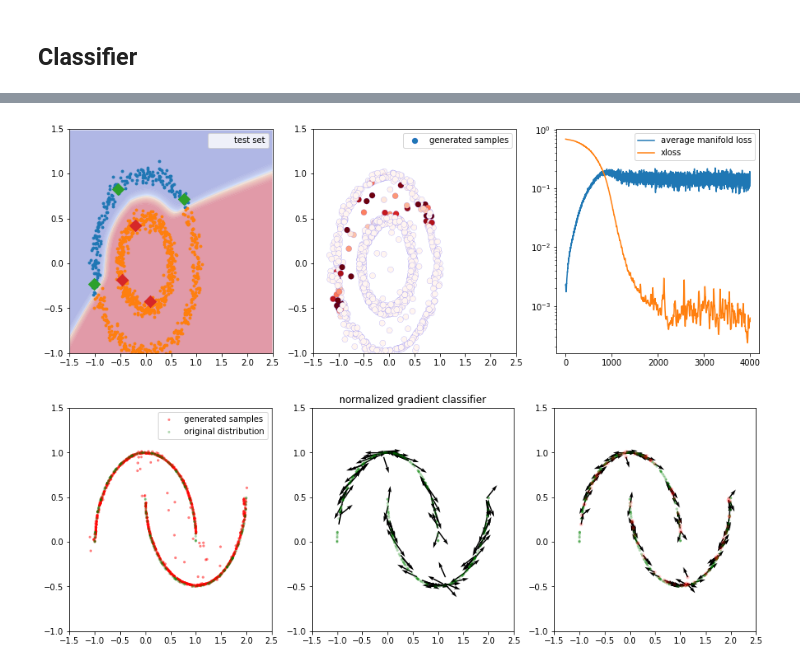
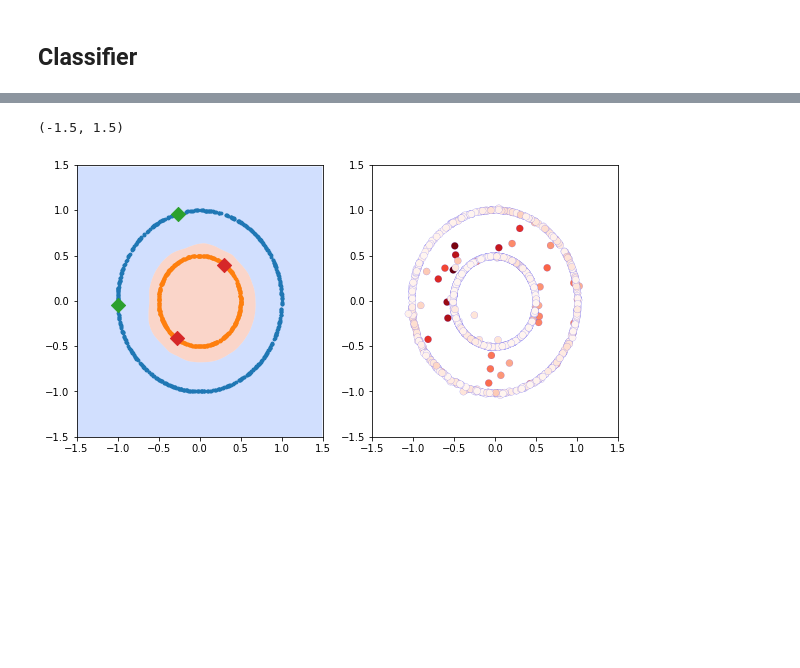
Before and after one commit to bruno-31/toy_ssl, a Jupyter notebook: experiments_regularizations_2.ipynb, the cells around one changed output, grey strips where cells are left out. Drawn from its saved outputs; the diff is of its cells as text; code cells hidden in the pictures; blank space fills up the shorter version.

```diff
--- a/experiments_regularizations_2.ipynb
+++ b/experiments_regularizations_2.ipynb
@@ -34,9 +34,9 @@ rng = np.random.RandomState(params['seed'])  # seed labels
 # %% [markdown]
 ## Data Creation
 # %%
-labeled =3
+labeled =2
 x,y = make_circles(n_samples=4000, factor=.5,
-                                      noise=.05)
+                                      noise=.0)
 # x,y=make_moons(n_samples=4000, shuffle=True, noise=0.10, random_state=rng.randint(2**10))
 trainx, testx, trainy, testy = train_test_split(x, y, test_size=0.30, random_state=rng.randint(2**10))
 trainx_unl = trainx.copy()
@@ -226,7 +212,7 @@ saver.save(sess, './saved_models/gan_circle')
 # %%
 params_dnn = dict(
     epsilon = .01,
-    gamma = 4., #2.
+    gamma = 10., #2.
     eta = 0.2,
     batch = 20,
     mc_batch = 1000,
@@ -284,8 +270,17 @@ with tf.variable_scope('classifier', reuse = tf.AUTO_REUSE):
         optimizer = tf.train.AdamOptimizer(params_dnn['lr'])
         train_op = optimizer.minimize(loss,var_list=tf.trainable_variables(scope='classifier'))
 
-accuracy = utils.accuracy(logits,next_label)
-prediction = utils.prediction(logits)
+def accuracy(logit, y):
+    pred = tf.to_float(tf.greater(logit,0.5))
+    return tf.reduce_mean(tf.to_float(tf.equal(pred,tf.to_float(y))))
+
+def prediction(logit):
+    pred = tf.to_float(tf.greater(logit,0.5))
+    return pred
+
+accuracy = accuracy(logits,next_label)
+prediction = prediction(logits)
+
 
 ## dataset meshgrid vizualisation
 x_pl = tf.placeholder(tf.float32,[None,2])
@@ -295,8 +290,9 @@ var = tf.global_variables(scope='classifier')
 init_op = tf.variables_initializer(var_list=var)
 # %%
 zz, xx, yy = sess.run([samp_adv, samp,data]) # _nabla = tf.gradients(logits_gen, noise)[0]
-n_quiver = 1000
+n_quiver = 200
 uu = zz - xx
+plt.figure(figsize=(5,5))
 for i in range(n_quiver):
     plt.arrow(xx[i,0], xx[i,1], uu[i,0], uu[i,1], head_width=0.03, head_length=0.05, fc='k', ec='k',alpha=1,color='r')
     plt.xlim([-1.5,1.5]);plt.ylim([-1.5,1.5])
@@ -350,59 +376,25 @@ _xx, mm = sess.run([samp,tan_consistency])
 # %%
-n_test = len(pred)
 fig = plt.figure(figsize=(15,5))
 plt.subplot(131)
-cnt = plt.contourf(xx, yy, zz.reshape(xx.shape),200,cmap=plt.cm.coolwarm, alpha=0.4)
+cnt = plt.contourf(xx, yy, zz.reshape(xx.shape),0,cmap=plt.cm.coolwarm, alpha=0.4)
+
+# cnt = plt.contourf(xx, yy, zz,200,cmap=plt.cm.coolwarm, alpha=0.4)
 # plt.contour(xx, yy, zz.reshape(xx.shape),1,map=plt.cm.binary, alpha=0.5,linewidths=2,linestyles='solid')
 utils.scatter_2_class(testx[:n_test],pred,s=8)
 utils.scatter_2_class(trainx,trainy, marker='D',s=100)
-plt.legend(['test set'])
+#             plt.legend(['test set'])
 
-plt.xlim([-1.5,2.5]);plt.ylim([-1,1.5])
+plt.xlim([-1.5,1.5]);plt.ylim([-1.5,1.5])
 
 # This is the fix for the white lines between contour levels
 for c in cnt.collections:
     c.set_edgecolor("Face")
     c.set_linewidth(1e-9)
 
 plt.subplot(132)
 plt.scatter(_xx[:,0],_xx[:,1], s=50, alpha=1.,c=mm,cmap='Reds',norm=None,linewidths=0.1,edgecolors='b')
-plt.legend(['generated samples'])
-plt.xlim([-1.5,2.5]);plt.ylim([-1,1.5])
-
-
-plt.subplot(133)
-plt.semilogy([j*params_dnn['gamma'] for j in jls])
-plt.semilogy(xls)
-plt.legend(['average manifold loss','xloss'])
-plt.show()
+#             plt.legend(['generated samples'])
+plt.xlim([-1.5,1.5]);plt.ylim([-1.5,1.5])
 # %% [output]
+(-1.5, 1.5)
-[figure, old version]
+[figure, new version]
-# %%
-zz, xx, yy = sess.run([samp_adv, samp,data]) # _nabla = tf.gradients(logits_gen, noise)[0]
-uu = zz - xx
-norm = np.linalg.norm(uu,axis=1,keepdims=1)
-uu_n = uu / (norm * np.ones([1,2]))
-n_quiver = 100
-fig = plt.figure(figsize=(15,5))
-plt.subplot(131)
-plt.scatter(xx[:, 0], xx[:, 1], edgecolor='none',s=10,c='r',alpha=0.5)
-plt.scatter(yy[:, 0], yy[:, 1], c='g', edgecolor='none',s=10,alpha = 0.3)
-#         plt.scatter(zz[:, 0], zz[:, 1], edgecolor='none',s=10,alpha = 0.3)
-plt.xlim([-1.5,2.5]);plt.ylim([-1,1.5])
-plt.legend(['generated samples','original distribution'])
-
-plt.subplot(132)
-plt.quiver(xx[:n_quiver, 0], xx[:n_quiver, 1],  uu_n[:n_quiver,0], uu_n[:n_quiver,1],scale = 12)
-plt.scatter(yy[:, 0], yy[:, 1], c='g', edgecolor='none',s=10,alpha = 0.3)
-plt.xlim([-1.5,2.5]);plt.ylim([-1,1.5])
-#         plt.legend(['normalized local perturabtion','samples original distrinbution'])
-plt.title('normalized gradient classifier')
-
-plt.subplot(133)
-plt.xlim([-1.5,2.5]);plt.ylim([-1,1.5])
-plt.quiver(xx[:n_quiver, 0], xx[:n_quiver, 1],  uu[:n_quiver,0], uu[:n_quiver,1])
-plt.scatter(yy[:, 0], yy[:, 1], c='g', edgecolor='none',s=10,alpha = 0.3)
-plt.scatter(xx[:n_quiver, 0], xx[:n_quiver, 1], edgecolor='none',s=20,c='r',alpha = 0.2)
-plt.show()
-# %% [output]
-[figure, removed]
```
Also changed, not shown: parts of 7 cells of this notebook, 4 other files.
